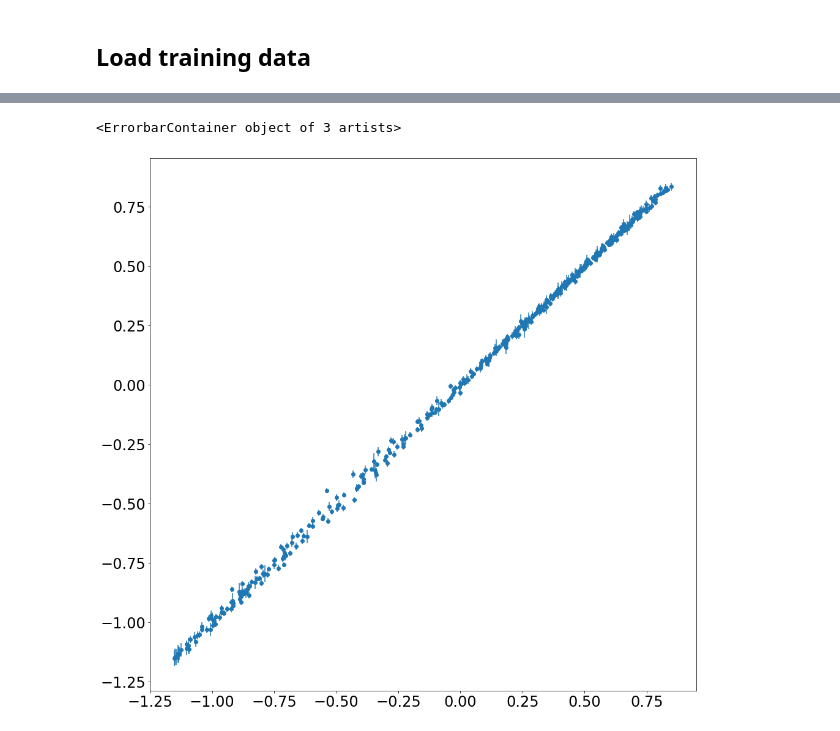
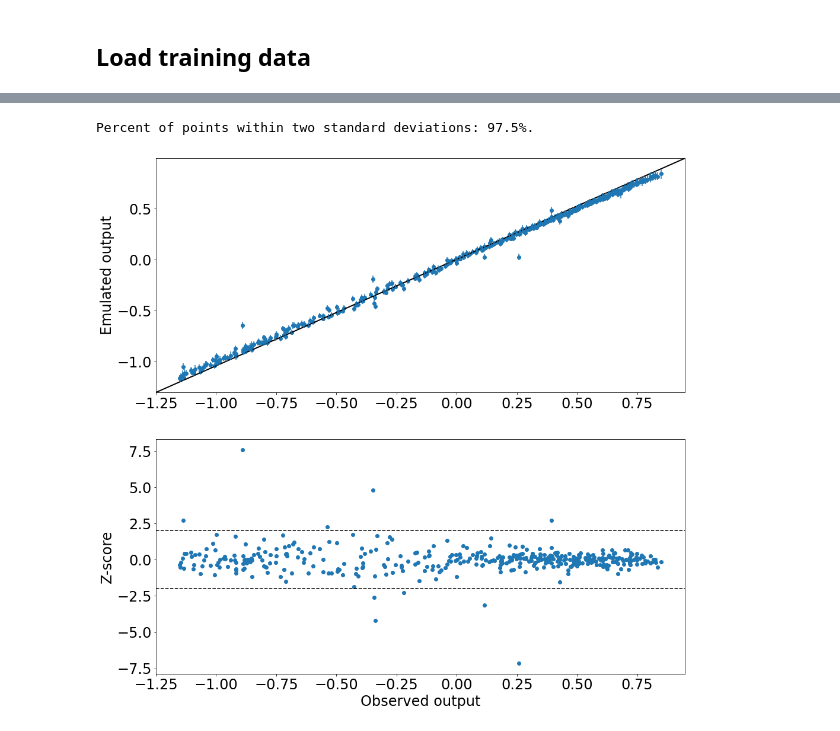
Before and after one commit to InstituteforDiseaseModeling/historymatching, a Jupyter notebook: doc/Homoskedastic2D.ipynb, the cells around one changed output, grey strips where cells are left out. Drawn from its saved outputs; the diff is of its cells as text; code cells hidden in the pictures.

```diff
--- a/doc/Homoskedastic2D.ipynb
+++ b/doc/Homoskedastic2D.ipynb
@@ -66,8 +66,8 @@ Logical:  [LogicalDevice(name='/device:CPU:0', device_type='CPU')]
 df = pd.read_csv('sweep_beta_popinf.csv')
 df['log_popinf'] = np.log10(df['pop_infected'])
 X1 = df['log_beta']
-X2 = df['log_popinf']
-X = df[['log_beta', 'log_popinf']].values.reshape(-1, 2).astype(dtyp)
+X2 = df['pop_infected']
+X = df[['log_beta', 'pop_infected']].values.reshape(-1, 2).astype(dtyp)
 Y = df['cum_inf'].values.reshape(-1, 1).astype(dtyp)
 
 # Normalize
@@ -82,4 +82,4 @@ ax.set_ylabel('Cumulative Infections');
 # %%
-k = gpf.kernels.Matern52(lengthscales=[0.3, 1])
+k = gpf.kernels.Matern52(lengthscales=[0.3, 200])
 print_summary(k)
 # %% [output]
@@ -160,14 +160,32 @@ ax.zaxis.labelpad = 30
 # %%
 #i = 25
 #mu, var = m.predict_f(X[i].reshape(-1, 2))
 #print(X[i].reshape(-1, 2), Y[i], mu.numpy(), var.numpy())
 
 
 mu, var_f = m.predict_f(X.reshape(-1, 2))
-fig, ax = plt.subplots(figsize=(16,16))
+mu = mu.numpy().squeeze()
+std_f = np.sqrt(var_f.numpy()).squeeze()
+y = Y.squeeze()
+
+fig, axv = plt.subplots(2,1, figsize=(16,16))
+
+ax = axv[0]
+ax.plot([0, 1], [0, 1], transform=ax.transAxes, color='k', lw=2)
 ax.scatter(Y, mu)
-ax.errorbar(x=Y, y=mu.numpy().squeeze(), yerr=2*np.sqrt(var_f.numpy().squeeze()), fmt='none')
-ax.
+ax.errorbar(x=y, y=mu, yerr=2*std_f, fmt='none')
+ax.set_ylabel('Emulated output')
+
+ax = axv[1]
+z = (mu-y) / (2*std_f)
+
+ax.scatter(y, z)
+ax.axhline(y=-2, color='k', ls='--')
+ax.axhline(y=2, color='k', ls='--')
+ax.set_xlabel('Observed output')
+ax.set_ylabel('Z-score')
+
+print(f'Percent of points within two standard deviations: {sum(abs(z)<2) / len(z):.1%}.');
 # %% [output]
-<ErrorbarContainer object of 3 artists>
+Percent of points within two standard deviations: 97.5%.
-[figure, old version]
+[figure, new version]
```
Also changed, not shown: parts of 5 cells of this notebook.
